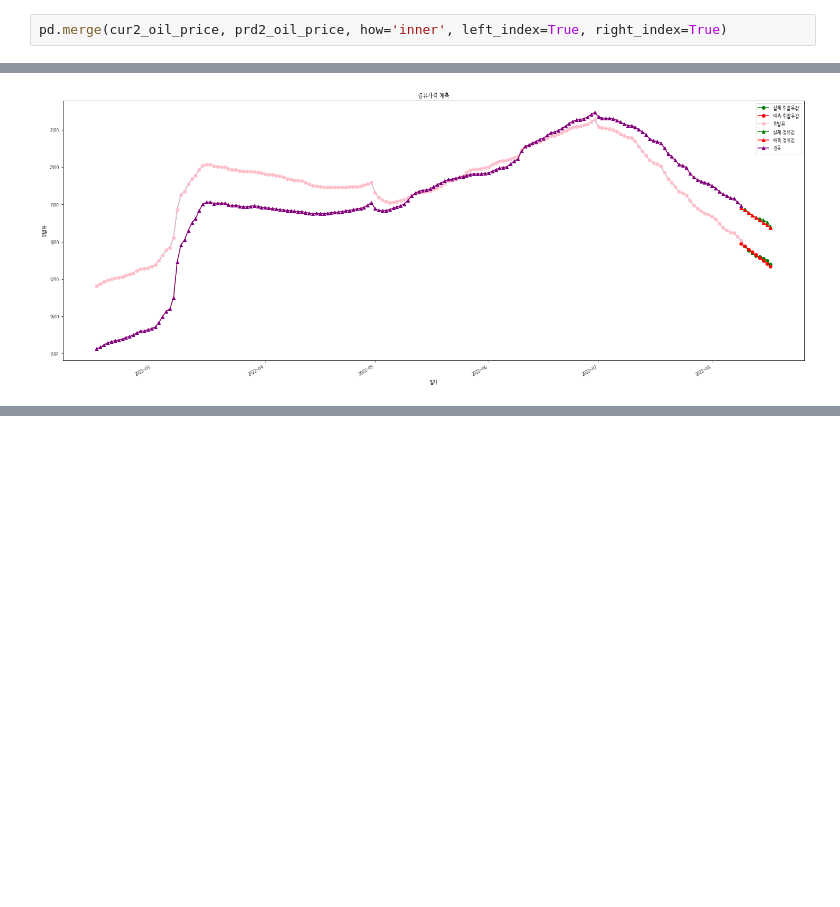
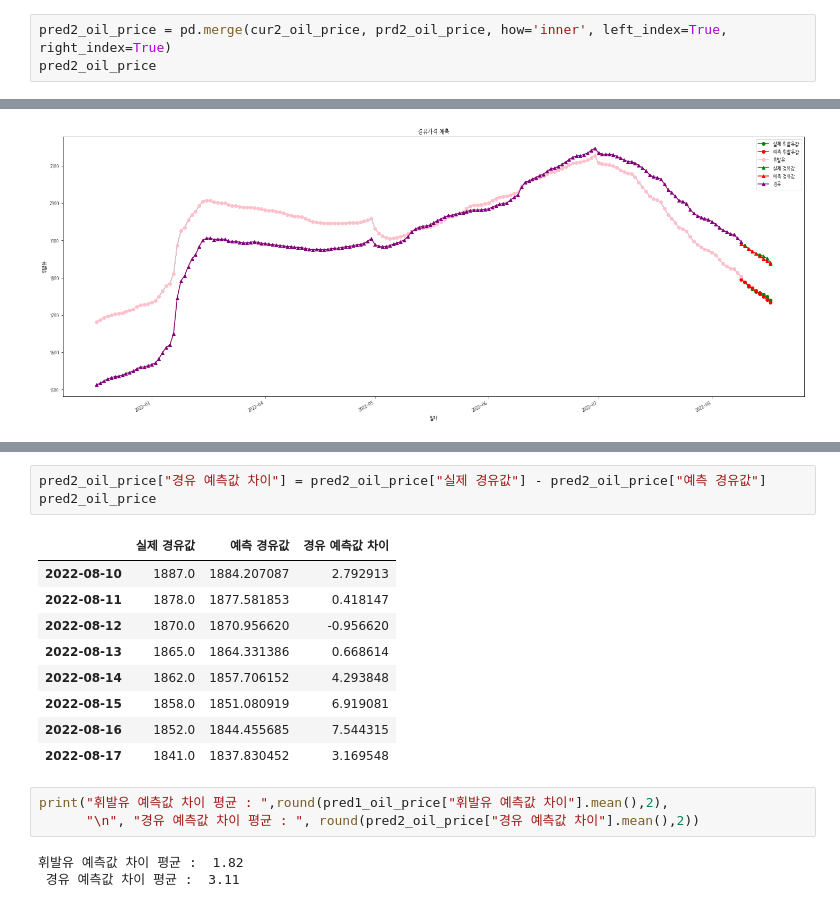
Before and after one commit to certainly-I/Busan-Oil-Price-Analysis, a Jupyter notebook: 3주유소_머신러닝.ipynb, the cells around one changed output, grey strips where cells are left out. Cells and saved outputs as stored; diff of their text form; blank space fills up the shorter version.

```diff
--- a/3주유소_머신러닝.ipynb
+++ b/3주유소_머신러닝.ipynb
@@ -292,7 +293,8 @@ prd2_oil_price
 | 2022-08-16 | 1844.455685 |
 | 2022-08-17 | 1837.830452 |
 # %%
-pd.merge(cur2_oil_price, prd2_oil_price, how='inner', left_index=True, right_index=True)
+pred2_oil_price = pd.merge(cur2_oil_price, prd2_oil_price, how='inner', left_index=True, right_index=True)
+pred2_oil_price
 # %% [output]
 |  | 실제 경유값 | 예측 경유값 |
 | 2022-08-10 | 1887.0 | 1884.207087 |
@@ -340,0 +380,19 @@ plt.show()
+# %%
+pred2_oil_price["경유 예측값 차이"] = pred2_oil_price["실제 경유값"] - pred2_oil_price["예측 경유값"]
+pred2_oil_price
+# %% [output]
+|  | 실제 경유값 | 예측 경유값 | 경유 예측값 차이 |
+| 2022-08-10 | 1887.0 | 1884.207087 | 2.792913 |
+| 2022-08-11 | 1878.0 | 1877.581853 | 0.418147 |
+| 2022-08-12 | 1870.0 | 1870.956620 | -0.956620 |
+| 2022-08-13 | 1865.0 | 1864.331386 | 0.668614 |
+| 2022-08-14 | 1862.0 | 1857.706152 | 4.293848 |
+| 2022-08-15 | 1858.0 | 1851.080919 | 6.919081 |
+| 2022-08-16 | 1852.0 | 1844.455685 | 7.544315 |
+| 2022-08-17 | 1841.0 | 1837.830452 | 3.169548 |
+# %%
+print("휘발유 예측값 차이 평균 : ",round(pred1_oil_price["휘발유 예측값 차이"].mean(),2),
+      "\n", "경유 예측값 차이 평균 : ", round(pred2_oil_price["경유 예측값 차이"].mean(),2))
+# %% [output]
+휘발유 예측값 차이 평균 :  1.82
+ 경유 예측값 차이 평균 :  3.11
```
Also changed, not shown: parts of 4 cells of this notebook.
